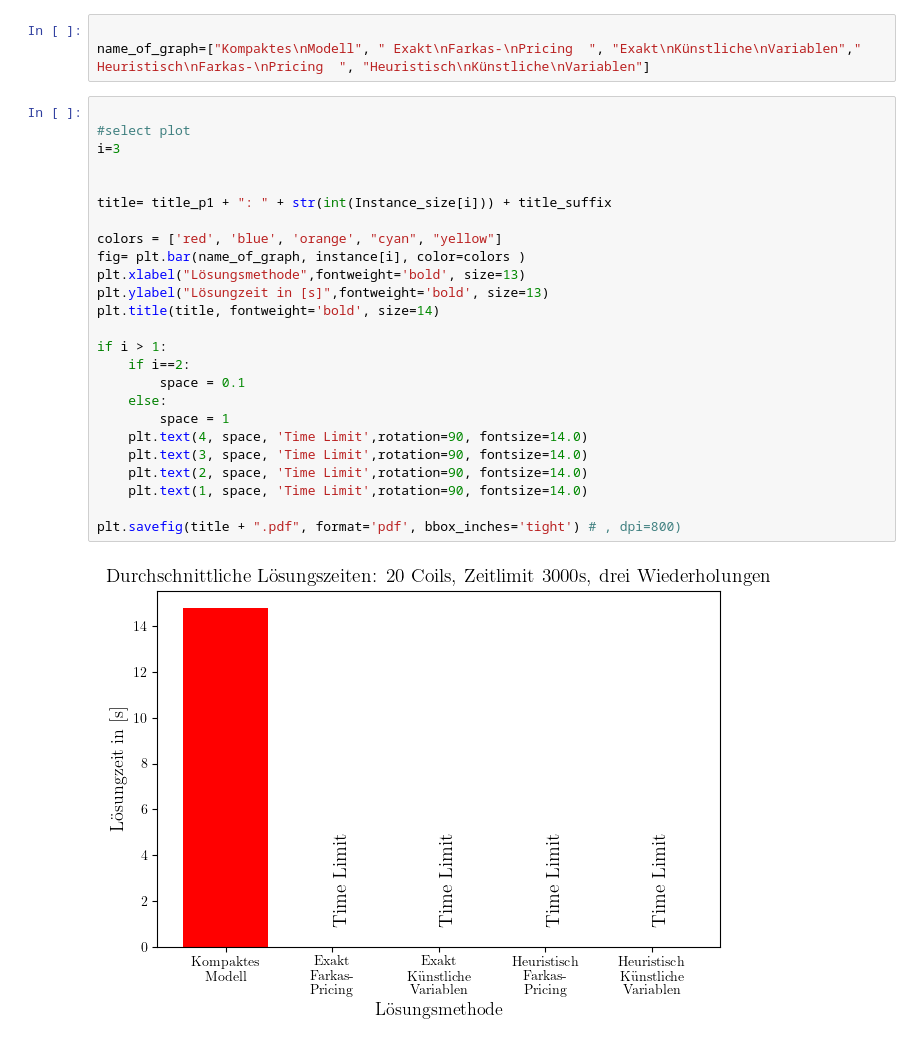
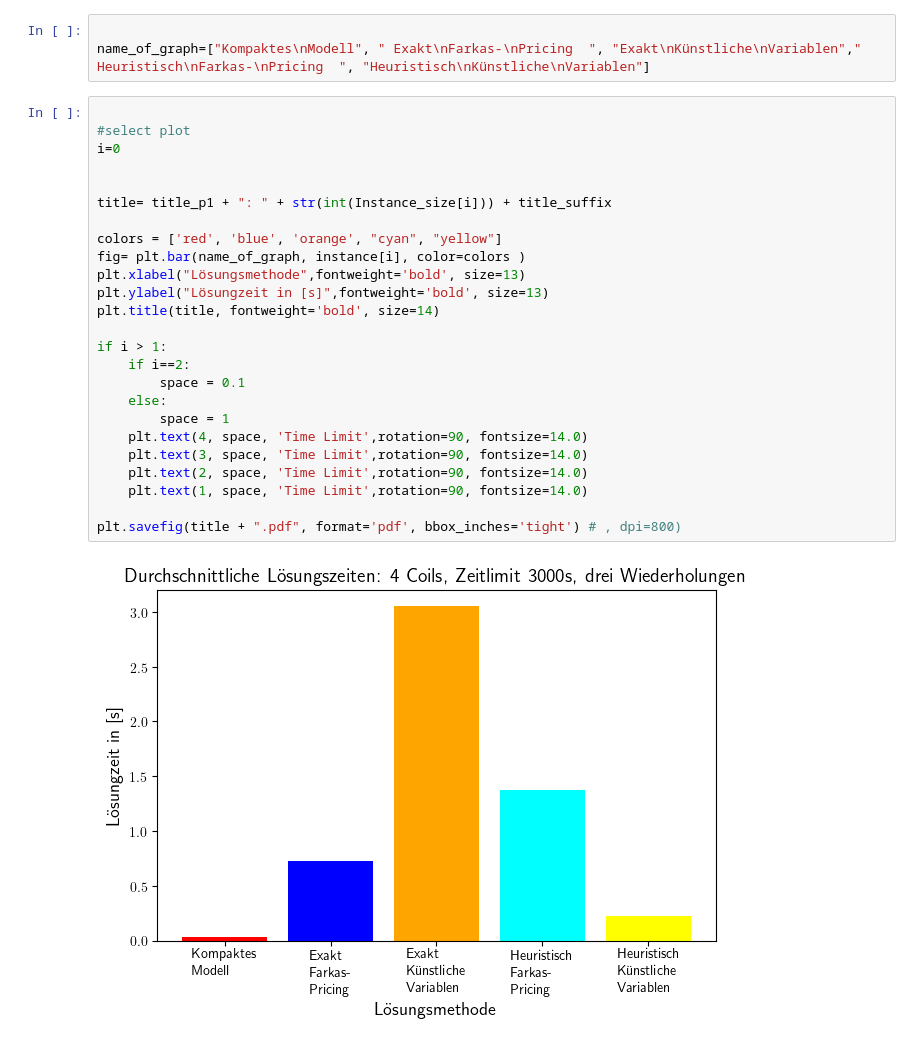
Before and after one commit to glanch/PHALS-CGBP, a Jupyter notebook: testing/results_timelimit_3000s/graphik.ipynb, the cells around one changed output. Cells and saved outputs as stored; diff of their text form.

Commit message:
update und bewegt graphik

```diff
--- a/testing/results_timelimit_3000s/graphik.ipynb
+++ b/testing/results_timelimit_3000s/graphik.ipynb
@@ -46,27 +46,27 @@ name_of_graph=["Kompaktes\nModell", " Exakt\nFarkas-\nPricing  ", "Exakt\nKünst
 # %%
 
 #select plot
-i=3
+i=0
 
 
 title= title_p1 + ": " + str(int(Instance_size[i])) + title_suffix
 
 colors = ['red', 'blue', 'orange', "cyan", "yellow"]
 fig= plt.bar(name_of_graph, instance[i], color=colors )
 plt.xlabel("Lösungsmethode",fontweight='bold', size=13)
 plt.ylabel("Lösungzeit in [s]",fontweight='bold', size=13)
 plt.title(title, fontweight='bold', size=14)
 
 if i > 1:
     if i==2:
         space = 0.1
     else:
         space = 1
     plt.text(4, space, 'Time Limit',rotation=90, fontsize=14.0)
     plt.text(3, space, 'Time Limit',rotation=90, fontsize=14.0)
     plt.text(2, space, 'Time Limit',rotation=90, fontsize=14.0)
     plt.text(1, space, 'Time Limit',rotation=90, fontsize=14.0)
 
 plt.savefig(title + ".pdf", format='pdf', bbox_inches='tight') # , dpi=800)
 # %% [output]
-[figure, old version]
+[figure, new version]
```
Also changed, not shown: parts of 3 cells of this notebook, 6 other files.
